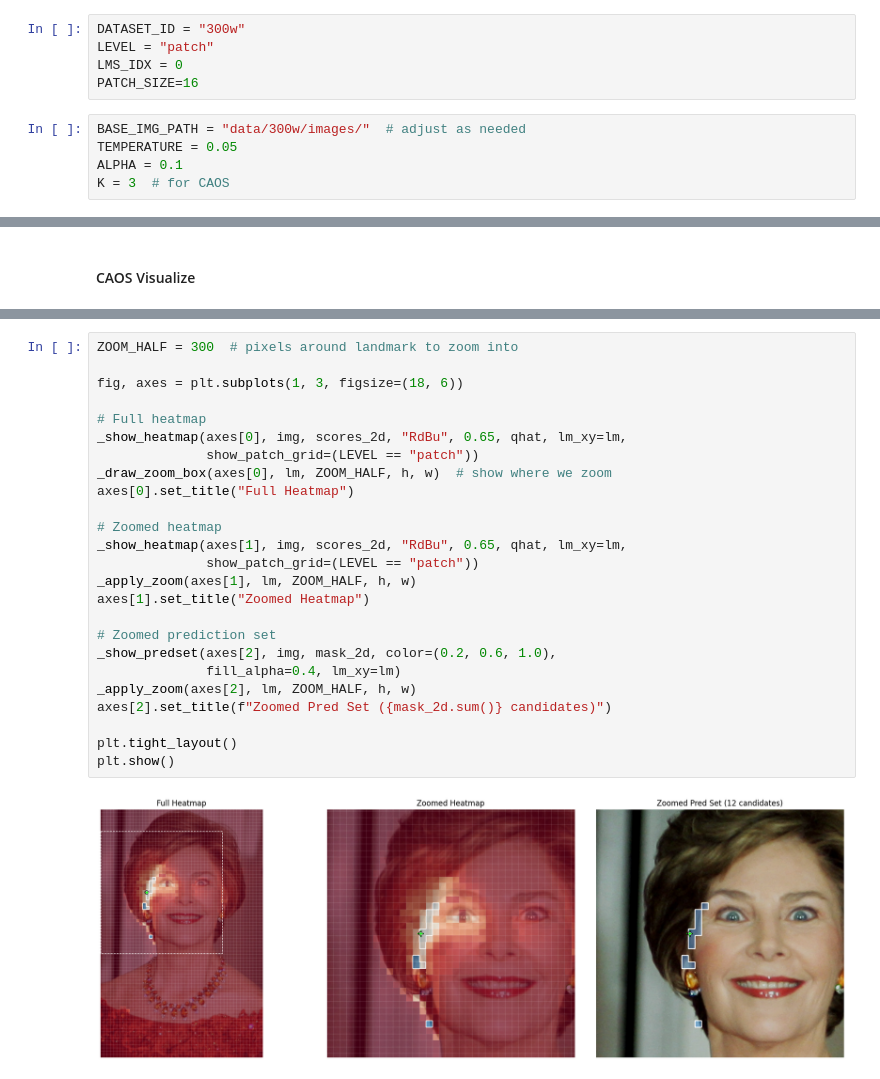
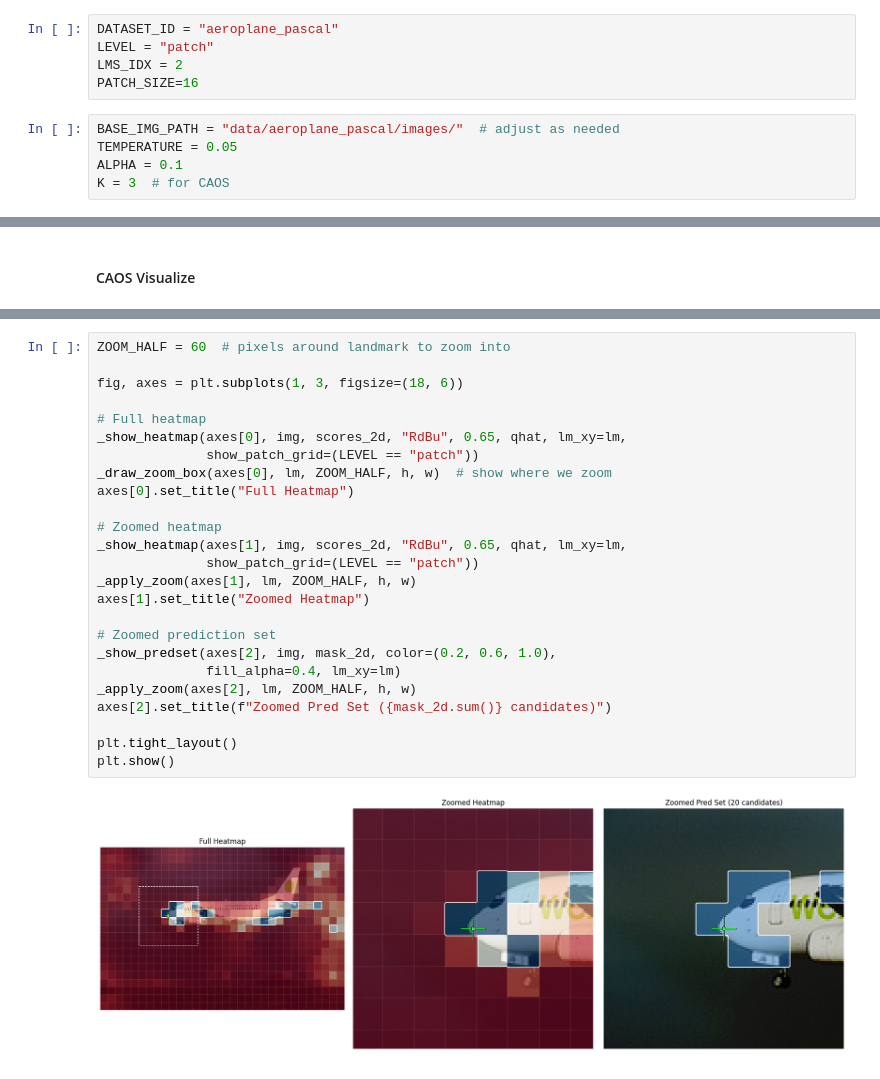
Before and after one commit to avilaneja10/one-shot-landmark-detector, a Jupyter notebook: notebooks/DataVisualizer.ipynb, the cells around one changed output, grey strips where cells are left out. Drawn from its saved outputs; the diff is of its cells as text.

Commit message:
Changing the example from 300w to mini_pascal

```diff
--- a/notebooks/DataVisualizer.ipynb
+++ b/notebooks/DataVisualizer.ipynb
@@ -224,12 +224,12 @@ def harmonize_scores(calib_all_matrix, eval_scores_matrix):
 #### Apply cp methods
 - Note : Currently not supporting fullcaos as it require reverse scores
 # %%
-DATASET_ID = "300w"
+DATASET_ID = "aeroplane_pascal"
 LEVEL = "patch"
-LMS_IDX = 0
+LMS_IDX = 2
 PATCH_SIZE=16
 # %%
-BASE_IMG_PATH = "data/300w/images/"  # adjust as needed
+BASE_IMG_PATH = "data/aeroplane_pascal/images/"  # adjust as needed
 TEMPERATURE = 0.05
 ALPHA = 0.1
 K = 3  # for CAOS
@@ -585,27 +584,27 @@ mask_2d sum=12, cp4icl set_size=12
 # %%
-ZOOM_HALF = 300  # pixels around landmark to zoom into
+ZOOM_HALF = 60  # pixels around landmark to zoom into
 
 fig, axes = plt.subplots(1, 3, figsize=(18, 6))
 
 # Full heatmap
 _show_heatmap(axes[0], img, scores_2d, "RdBu", 0.65, qhat, lm_xy=lm,
               show_patch_grid=(LEVEL == "patch"))
 _draw_zoom_box(axes[0], lm, ZOOM_HALF, h, w)  # show where we zoom
 axes[0].set_title("Full Heatmap")
 
 # Zoomed heatmap
 _show_heatmap(axes[1], img, scores_2d, "RdBu", 0.65, qhat, lm_xy=lm,
               show_patch_grid=(LEVEL == "patch"))
 _apply_zoom(axes[1], lm, ZOOM_HALF, h, w)
 axes[1].set_title("Zoomed Heatmap")
 
 # Zoomed prediction set
 _show_predset(axes[2], img, mask_2d, color=(0.2, 0.6, 1.0),
               fill_alpha=0.4, lm_xy=lm)
 _apply_zoom(axes[2], lm, ZOOM_HALF, h, w)
 axes[2].set_title(f"Zoomed Pred Set ({mask_2d.sum()} candidates)")
 
 plt.tight_layout()
 plt.show()
 # %% [output]
-[figure, old version]
+[figure, new version]
```
Also changed, not shown: parts of 5 cells of this notebook.
